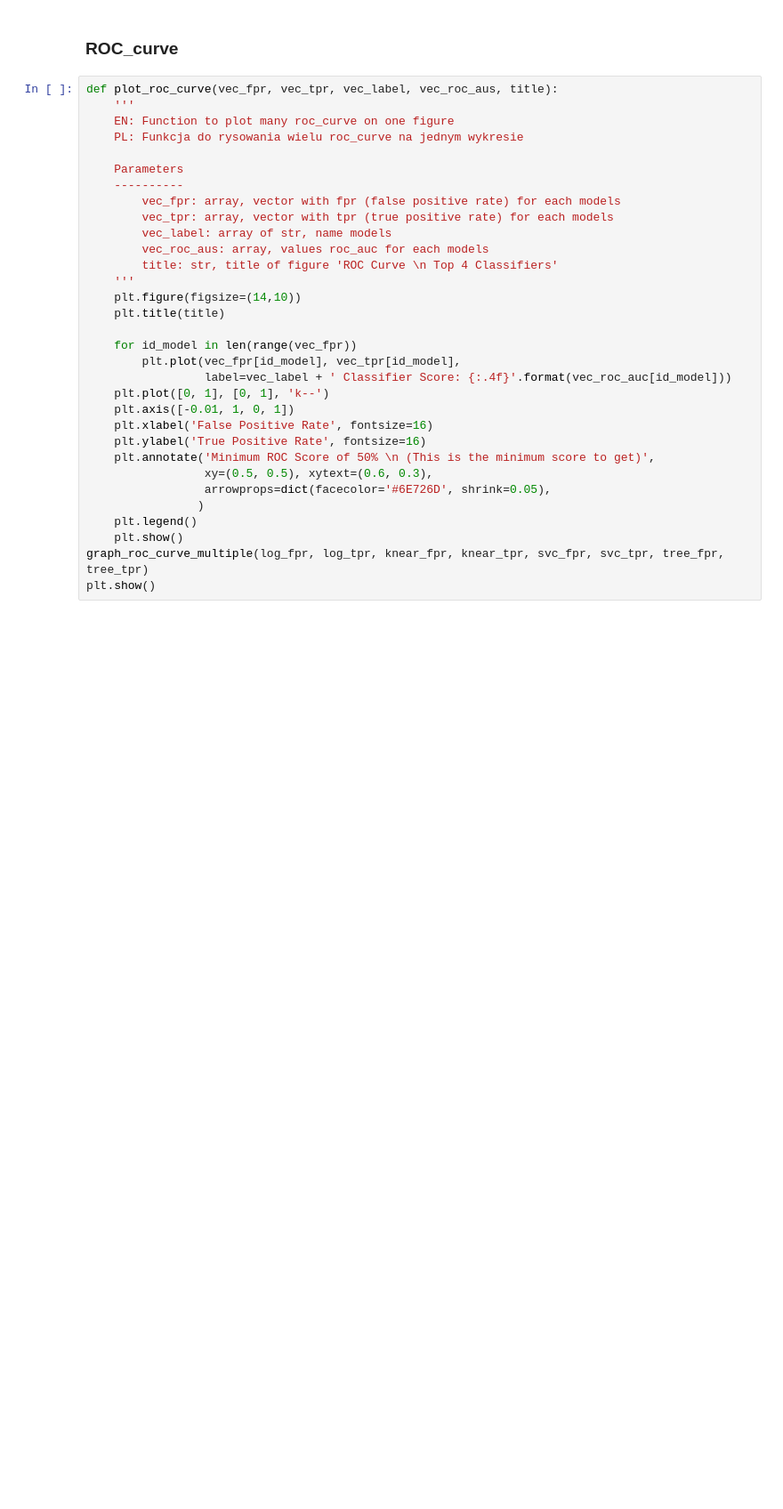
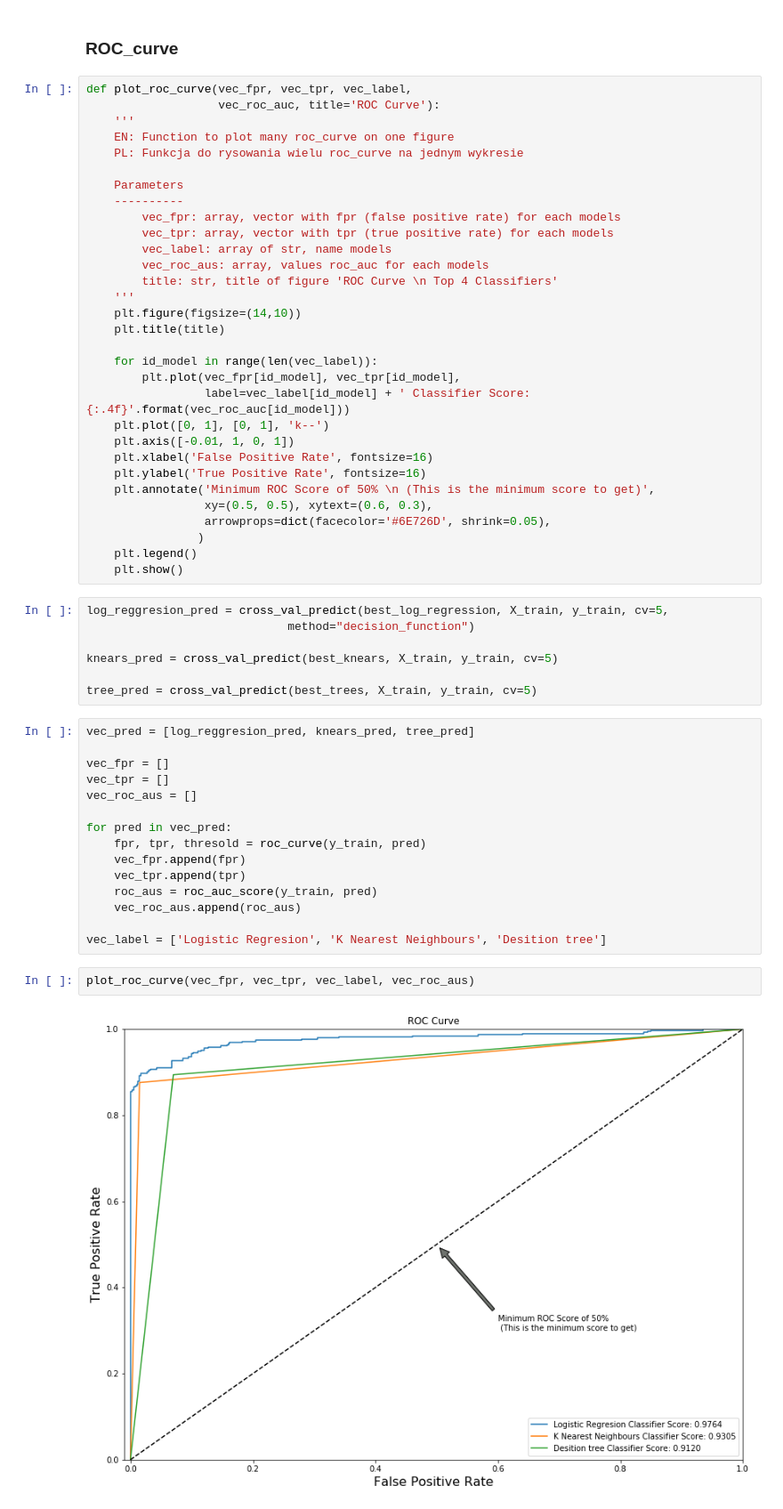
Before and after one commit to Krukrukk/Credit-Card-Fraud-Detection, a Jupyter notebook: Credit_Card_Fraud_Detection.ipynb, the cells around one changed output. Shown at 89% size. Saved outputs shown, nothing was run; the diff lists cells and outputs as text; blank space fills up the shorter version.

```diff
--- a/Credit_Card_Fraud_Detection.ipynb
+++ b/Credit_Card_Fraud_Detection.ipynb
@@ -529,7 +535,8 @@ plot_learning_curve(best_trees, X_train, y_train, cv=5, title='Decision Tree Lea
 # %% [markdown]
 ### ROC_curve
 # %%
-def plot_roc_curve(vec_fpr, vec_tpr, vec_label, vec_roc_aus, title):
+def plot_roc_curve(vec_fpr, vec_tpr, vec_label,
+                   vec_roc_auc, title='ROC Curve'):
     '''
     EN: Function to plot many roc_curve on one figure
     PL: Funkcja do rysowania wielu roc_curve na jednym wykresie
@@ -545,9 +552,9 @@ def plot_roc_curve(vec_fpr, vec_tpr, vec_label, vec_roc_aus, title):
     plt.figure(figsize=(14,10))
     plt.title(title)
 
-    for id_model in len(range(vec_fpr))
+    for id_model in range(len(vec_label)):
         plt.plot(vec_fpr[id_model], vec_tpr[id_model],
-                 label=vec_label + ' Classifier Score: {:.4f}'.format(vec_roc_auc[id_model]))
+                 label=vec_label[id_model] + ' Classifier Score: {:.4f}'.format(vec_roc_auc[id_model]))
     plt.plot([0, 1], [0, 1], 'k--')
     plt.axis([-0.01, 1, 0, 1])
     plt.xlabel('False Positive Rate', fontsize=16)
@@ -558,5 +565,29 @@ def plot_roc_curve(vec_fpr, vec_tpr, vec_label, vec_roc_aus, title):
                 )
     plt.legend()
     plt.show()
-graph_roc_curve_multiple(log_fpr, log_tpr, knear_fpr, knear_tpr, svc_fpr, svc_tpr, tree_fpr, tree_tpr)
-plt.show()
+# %%
+log_reggresion_pred = cross_val_predict(best_log_regression, X_train, y_train, cv=5,
+                             method="decision_function")
+
+knears_pred = cross_val_predict(best_knears, X_train, y_train, cv=5)
+
+tree_pred = cross_val_predict(best_trees, X_train, y_train, cv=5)
+# %%
+vec_pred = [log_reggresion_pred, knears_pred, tree_pred]
+
+vec_fpr = []
+vec_tpr = []
+vec_roc_aus = []
+
+for pred in vec_pred:
+    fpr, tpr, thresold = roc_curve(y_train, pred)
+    vec_fpr.append(fpr)
+    vec_tpr.append(tpr)
+    roc_aus = roc_auc_score(y_train, pred)
+    vec_roc_aus.append(roc_aus)
+
+vec_label = ['Logistic Regresion', 'K Nearest Neighbours', 'Desition tree']
+# %%
+plot_roc_curve(vec_fpr, vec_tpr, vec_label, vec_roc_aus)
+# %% [output]
+[figure, added]
```
Also changed, not shown: parts of 18 cells of this notebook.
